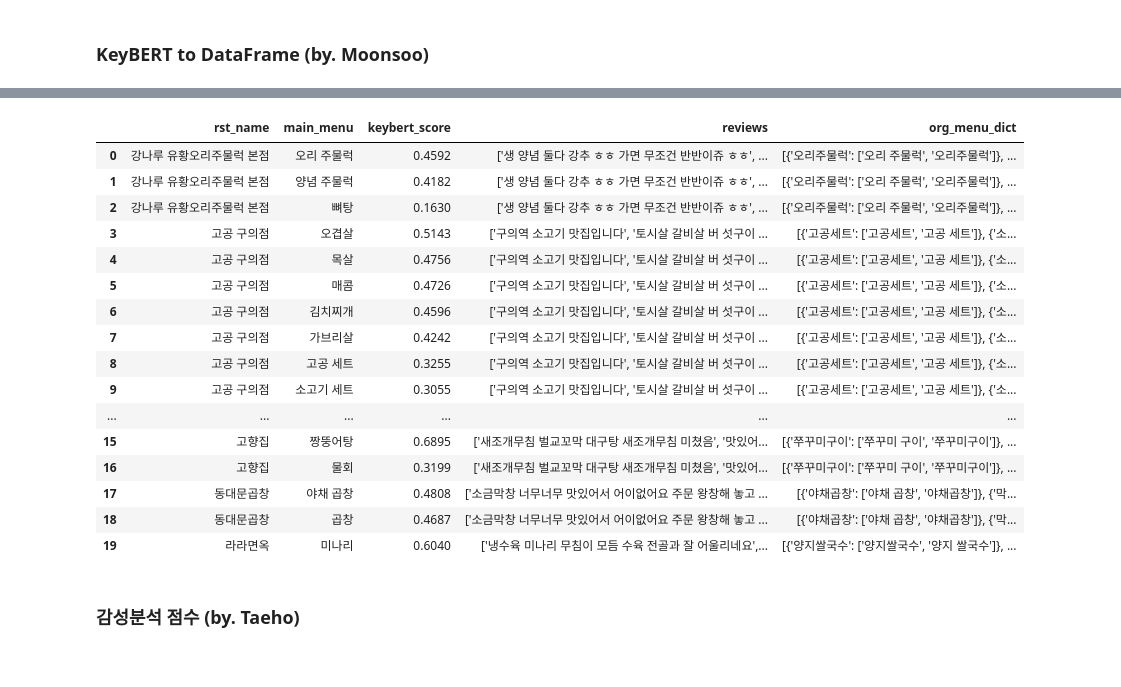
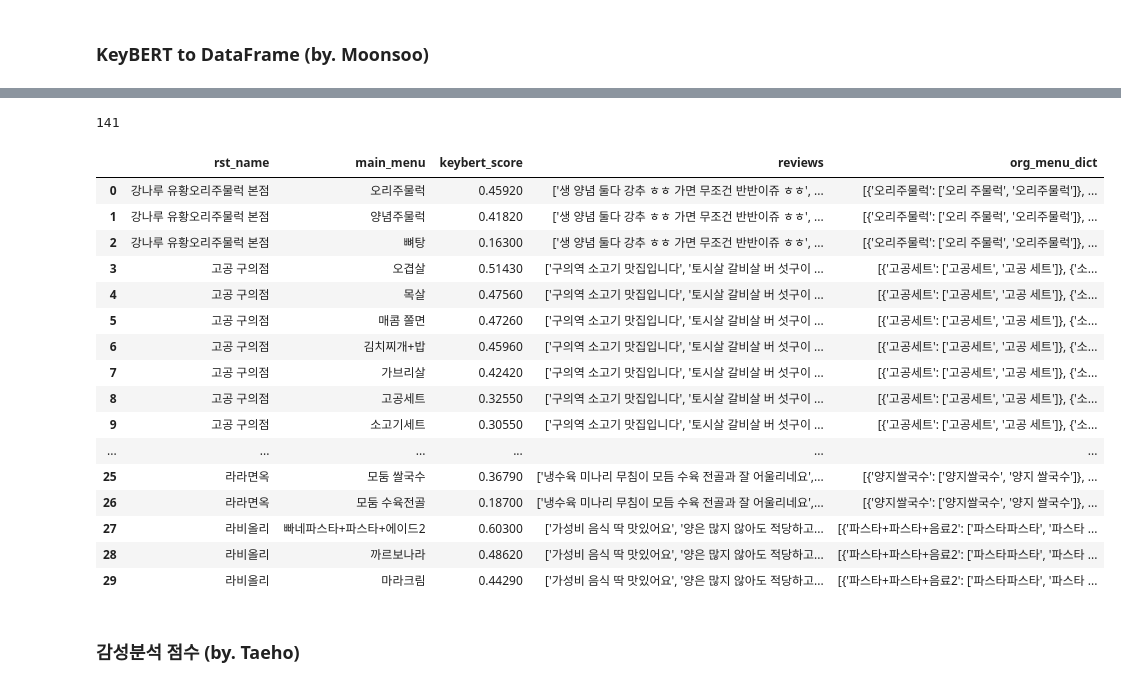
Before and after one commit to SJU-Capstone-DS-DayOne/Palette-AI-models, a Jupyter notebook: Model/KeyPhrase/keybert_to_df.ipynb, the cells around one changed output, grey strips where cells are left out. Saved outputs shown, nothing was run; the diff lists cells and outputs as text; code cells hidden in the pictures.

```diff
--- a/Model/KeyPhrase/keybert_to_df.ipynb
+++ b/Model/KeyPhrase/keybert_to_df.ipynb
@@ -211,23 +232,29 @@ PASS
 # %%
 seulbeen_output_df=pd.DataFrame(seulbeen_output,columns=cols)
+# %%
+len(seulbeen_output_df)
+# %% [output]
+141
+# %%
+seulbeen_output_df[:30]
+# %% [output]
+|  | rst_name | main_menu | keybert_score | reviews | org_menu_dict |
+| 0 | 강나루 유황오리주물럭 본점 | 오리주물럭 | 0.45920 | ['생 양념 둘다 강추 ㅎㅎ 가면 무조건 반반이쥬 ㅎㅎ', ... | [{'오리주물럭': ['오리 주물럭', '오리주물럭']}, ... |
+| 1 | 강나루 유황오리주물럭 본점 | 양념주물럭 | 0.41820 | ['생 양념 둘다 강추 ㅎㅎ 가면 무조건 반반이쥬 ㅎㅎ', ... | [{'오리주물럭': ['오리 주물럭', '오리주물럭']}, ... |
+| 2 | 강나루 유황오리주물럭 본점 | 뼈탕 | 0.16300 | ['생 양념 둘다 강추 ㅎㅎ 가면 무조건 반반이쥬 ㅎㅎ', ... | [{'오리주물럭': ['오리 주물럭', '오리주물럭']}, ... |
+| 3 | 고공 구의점 | 오겹살 | 0.51430 | ['구의역 소고기 맛집입니다', '토시살 갈비살 버 섯구이 ... | [{'고공세트': ['고공세트', '고공 세트']}, {'소... |
+| 4 | 고공 구의점 | 목살 | 0.47560 | ['구의역 소고기 맛집입니다', '토시살 갈비살 버 섯구이 ... | [{'고공세트': ['고공세트', '고공 세트']}, {'소... |
+| 5 | 고공 구의점 | 매콤 쫄면 | 0.47260 | ['구의역 소고기 맛집입니다', '토시살 갈비살 버 섯구이 ... | [{'고공세트': ['고공세트', '고공 세트']}, {'소... |
+| 6 | 고공 구의점 | 김치찌개+밥 | 0.45960 | ['구의역 소고기 맛집입니다', '토시살 갈비살 버 섯구이 ... | [{'고공세트': ['고공세트', '고공 세트']}, {'소... |
+| 7 | 고공 구의점 | 가브리살 | 0.42420 | ['구의역 소고기 맛집입니다', '토시살 갈비살 버 섯구이 ... | [{'고공세트': ['고공세트', '고공 세트']}, {'소... |
+| 8 | 고공 구의점 | 고공세트 | 0.32550 | ['구의역 소고기 맛집입니다', '토시살 갈비살 버 섯구이 ... | [{'고공세트': ['고공세트', '고공 세트']}, {'소... |
+| 9 | 고공 구의점 | 소고기세트 | 0.30550 | ['구의역 소고기 맛집입니다', '토시살 갈비살 버 섯구이 ... | [{'고공세트': ['고공세트', '고공 세트']}, {'소... |
+| ... | ... | ... | ... | ... | ... |
+| 25 | 라라면옥 | 모둠 쌀국수 | 0.36790 | ['냉수육 미나리 무침이 모듬 수육 전골과 잘 어울리네요',... | [{'양지쌀국수': ['양지쌀국수', '양지 쌀국수']}, ... |
+| 26 | 라라면옥 | 모둠 수육전골 | 0.18700 | ['냉수육 미나리 무침이 모듬 수육 전골과 잘 어울리네요',... | [{'양지쌀국수': ['양지쌀국수', '양지 쌀국수']}, ... |
+| 27 | 라비올리 | 빠네파스타+파스타+에이드2 | 0.60300 | ['가성비 음식 딱 맛있어요', '양은 많지 않아도 적당하고... | [{'파스타+파스타+음료2': ['파스타파스타', '파스타 ... |
+| 28 | 라비올리 | 까르보나라 | 0.48620 | ['가성비 음식 딱 맛있어요', '양은 많지 않아도 적당하고... | [{'파스타+파스타+음료2': ['파스타파스타', '파스타 ... |
+| 29 | 라비올리 | 마라크림 | 0.44290 | ['가성비 음식 딱 맛있어요', '양은 많지 않아도 적당하고... | [{'파스타+파스타+음료2': ['파스타파스타', '파스타 ... |
 # %%
-seulbeen_output_df.head(20)
+seulbeen_output_df
-# %% [output]
-|  | rst_name | main_menu | keybert_score | reviews | org_menu_dict |
-| 0 | 강나루 유황오리주물럭 본점 | 오리 주물럭 | 0.4592 | ['생 양념 둘다 강추 ㅎㅎ 가면 무조건 반반이쥬 ㅎㅎ', ... | [{'오리주물럭': ['오리 주물럭', '오리주물럭']}, ... |
-| 1 | 강나루 유황오리주물럭 본점 | 양념 주물럭 | 0.4182 | ['생 양념 둘다 강추 ㅎㅎ 가면 무조건 반반이쥬 ㅎㅎ', ... | [{'오리주물럭': ['오리 주물럭', '오리주물럭']}, ... |
-| 2 | 강나루 유황오리주물럭 본점 | 뼈탕 | 0.1630 | ['생 양념 둘다 강추 ㅎㅎ 가면 무조건 반반이쥬 ㅎㅎ', ... | [{'오리주물럭': ['오리 주물럭', '오리주물럭']}, ... |
-| 3 | 고공 구의점 | 오겹살 | 0.5143 | ['구의역 소고기 맛집입니다', '토시살 갈비살 버 섯구이 ... | [{'고공세트': ['고공세트', '고공 세트']}, {'소... |
-| 4 | 고공 구의점 | 목살 | 0.4756 | ['구의역 소고기 맛집입니다', '토시살 갈비살 버 섯구이 ... | [{'고공세트': ['고공세트', '고공 세트']}, {'소... |
-| 5 | 고공 구의점 | 매콤 | 0.4726 | ['구의역 소고기 맛집입니다', '토시살 갈비살 버 섯구이 ... | [{'고공세트': ['고공세트', '고공 세트']}, {'소... |
-| 6 | 고공 구의점 | 김치찌개 | 0.4596 | ['구의역 소고기 맛집입니다', '토시살 갈비살 버 섯구이 ... | [{'고공세트': ['고공세트', '고공 세트']}, {'소... |
-| 7 | 고공 구의점 | 가브리살 | 0.4242 | ['구의역 소고기 맛집입니다', '토시살 갈비살 버 섯구이 ... | [{'고공세트': ['고공세트', '고공 세트']}, {'소... |
-| 8 | 고공 구의점 | 고공 세트 | 0.3255 | ['구의역 소고기 맛집입니다', '토시살 갈비살 버 섯구이 ... | [{'고공세트': ['고공세트', '고공 세트']}, {'소... |
-| 9 | 고공 구의점 | 소고기 세트 | 0.3055 | ['구의역 소고기 맛집입니다', '토시살 갈비살 버 섯구이 ... | [{'고공세트': ['고공세트', '고공 세트']}, {'소... |
-| ... | ... | ... | ... | ... | ... |
-| 15 | 고향집 | 짱뚱어탕 | 0.6895 | ['새조개무침 벌교꼬막 대구탕 새조개무침 미쳤음', '맛있어... | [{'쭈꾸미구이': ['쭈꾸미 구이', '쭈꾸미구이']}, ... |
-| 16 | 고향집 | 물회 | 0.3199 | ['새조개무침 벌교꼬막 대구탕 새조개무침 미쳤음', '맛있어... | [{'쭈꾸미구이': ['쭈꾸미 구이', '쭈꾸미구이']}, ... |
-| 17 | 동대문곱창 | 야채 곱창 | 0.4808 | ['소금막창 너무너무 맛있어서 어이없어요 주문 왕창해 놓고 ... | [{'야채곱창': ['야채 곱창', '야채곱창']}, {'막... |
-| 18 | 동대문곱창 | 곱창 | 0.4687 | ['소금막창 너무너무 맛있어서 어이없어요 주문 왕창해 놓고 ... | [{'야채곱창': ['야채 곱창', '야채곱창']}, {'막... |
-| 19 | 라라면옥 | 미나리 | 0.6040 | ['냉수육 미나리 무침이 모듬 수육 전골과 잘 어울리네요',... | [{'양지쌀국수': ['양지쌀국수', '양지 쌀국수']}, ... |
 # %%
```
Also changed, not shown: parts of 14 cells of this notebook, 1 other file.
